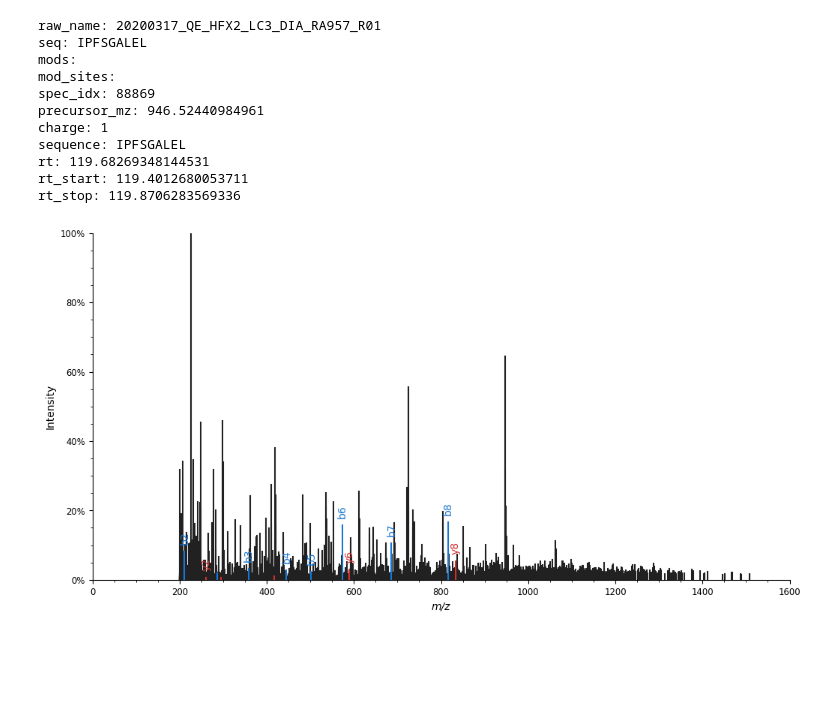
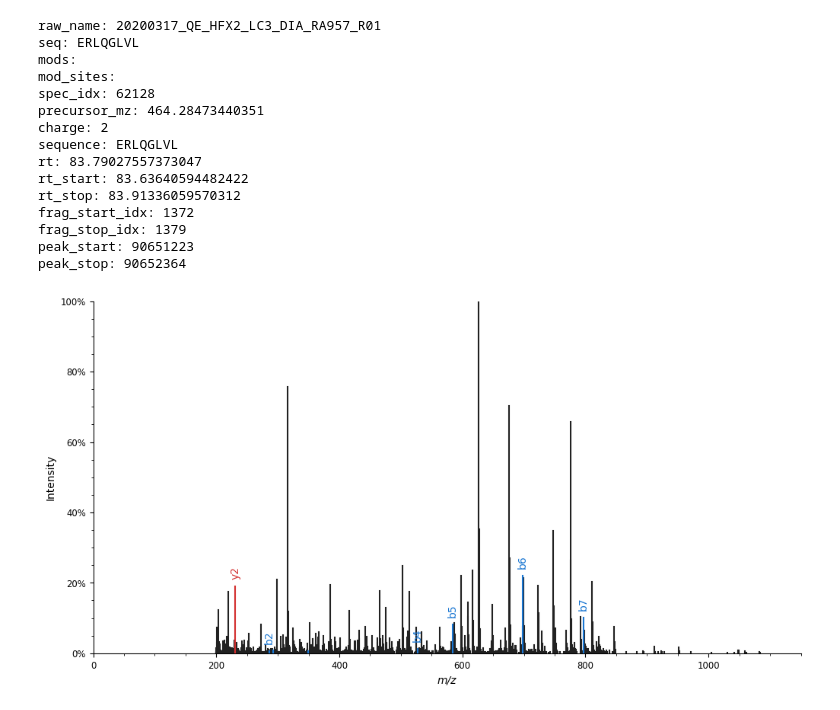
Before and after one commit to 5h4ng/DIA-Aspire-rescore, a Jupyter notebook: notebooks/test_matcher.ipynb, the cells around one changed output. Drawn from its saved outputs; the diff is of its cells as text; code cells hidden in the pictures; blank space fills up the shorter version.

Commit message:
Fix DIAPeptideSpectrumMatcher and update tests

```diff
--- a/notebooks/test_matcher.ipynb
+++ b/notebooks/test_matcher.ipynb
@@ -27,6 +24,14 @@ register_all_readers()
 # %%
 psm_df_original = read_diann2("../data/raw/SYS026_RA957/DDA_SYSMHC_bynam/lib-base-result-first-pass.parquet")
 # decreasing rt order
-psm_df_sorted = psm_df_original.sort_values(by="rt", ascending=False)
+psm_df_sorted = psm_df_original.sort_values(by="nAA", ascending=True)
 psm_df_sorted = psm_df_sorted[psm_df_sorted['fdr1_search1'] < 0.01].reset_index(drop=True)
-psm_df_sorted
+
+spec_dict = {}
+peak_dict = {}
+
+for run in psm_df_original['raw_name'].unique():
+    hdf_reader = ms_reader_provider.get_reader("hdf5")
+    hdf_reader.load_raw(f"./output/{run}.mzML.hdf5")
+    spec_dict[run] = hdf_reader.spectrum_df
+    peak_dict[run] = hdf_reader.peak_df
@@ -47,8 +38,8 @@ psm_df_sorted
 # %%
-matcher = DIAPeptideSpectrumMatcher()
-matcher.max_spec_per_query = 1
+matcher = DIAPeptideSpectrumMatcher(n_neighbors=0)
+psm_df_sorted_in = psm_df_sorted[0:1000].copy()
 psm_df, fragment_mz_df, matched_intensity_df, matched_mz_err_df = matcher.match_ms2_multi_raw(
-    psm_df_sorted[0:1],
+    psm_df_sorted_in,
     {'20200317_QE_HFX2_LC3_DIA_RA957_R01': './output/20200317_QE_HFX2_LC3_DIA_RA957_R01.mzML.hdf5',
      '20200317_QE_HFX2_LC3_DIA_RA957_R02': './output/20200317_QE_HFX2_LC3_DIA_RA957_R02.mzML.hdf5'},
     'hdf5',
@@ -164,5 +79,5 @@ peak_dict.get(psm_df.iloc[0]['raw_name'])
 # %%
-def plot_spectrum(spec_dict, peak_dict, psm_df, psm_idx, flat_frag_df):
+def plot_spectrum(spec_dict, peak_dict, psm_df, psm_idx, flat_frag_df, ):
     id = psm_df.iloc[psm_idx]['raw_name'] + '_' + str(psm_df.iloc[psm_idx]['spec_idx'])
     spec_id = psm_df.iloc[psm_idx]['spec_idx']
     print(f'raw_name: {psm_df.iloc[psm_idx]["raw_name"]}')
@@ -176,13 +91,18 @@ def plot_spectrum(spec_dict, peak_dict, psm_df, psm_idx, flat_frag_df):
     print(f'rt: {psm_df.iloc[psm_idx]["rt"]}')
     print(f'rt_start: {psm_df.iloc[psm_idx]["rt_start"]}')
     print(f'rt_stop: {psm_df.iloc[psm_idx]["rt_stop"]}')
+    print(f'frag_start_idx: {psm_df.iloc[psm_idx]["frag_start_idx"]}')
+    print(f'frag_stop_idx: {psm_df.iloc[psm_idx]["frag_stop_idx"]}')
     peak_df = peak_dict[psm_df.iloc[psm_idx]['raw_name']]
     spec_df = spec_dict[psm_df.iloc[psm_idx]['raw_name']]
     peak_start = spec_df.loc[spec_id, 'peak_start_idx']
     peak_stop = spec_df.loc[spec_id, 'peak_stop_idx']
+    print(f'peak_start: {peak_start}')
+    print(f'peak_stop: {peak_stop}')
     flat_frag_start_idx = psm_df.iloc[psm_idx]['flat_frag_start_idx']
     flat_frag_stop_idx = psm_df.iloc[psm_idx]['flat_frag_stop_idx']
     flat_frags = flat_frag_df.iloc[flat_frag_start_idx:flat_frag_stop_idx]
+    #frag_mz_df =
 
     peak_mz = peak_df['mz'][peak_start:peak_stop]
     peak_intensity = peak_df['intensity'][peak_start:peak_stop]
@@ -208,20 +128,24 @@ def plot_spectrum(spec_dict, peak_dict, psm_df, psm_idx, flat_frag_df):
 
     return flat_frags
 # %%
-frags = plot_spectrum(spec_dict, peak_dict, psm_df, 0, flat_frag_df)
+frags = plot_spectrum(spec_dict, peak_dict, psm_df, 100,flat_frag_df)
 # %% [output]
 raw_name: 20200317_QE_HFX2_LC3_DIA_RA957_R01
-seq: IPFSGALEL
+seq: ERLQGLVL
 mods:
 mod_sites:
-spec_idx: 88869
-precursor_mz: 946.52440984961
-charge: 1
-sequence: IPFSGALEL
-rt: 119.68269348144531
-rt_start: 119.4012680053711
-rt_stop: 119.8706283569336
+spec_idx: 62128
+precursor_mz: 464.28473440351
+charge: 2
+sequence: ERLQGLVL
+rt: 83.79027557373047
+rt_start: 83.63640594482422
+rt_stop: 83.91336059570312
+frag_start_idx: 1372
+frag_stop_idx: 1379
+peak_start: 90651223
+peak_stop: 90652364
-[figure, old version]
+[figure, new version]
 # %%
 frags
 # %% [output]
```
Also changed, not shown: parts of 17 cells of this notebook, 7 other files.
